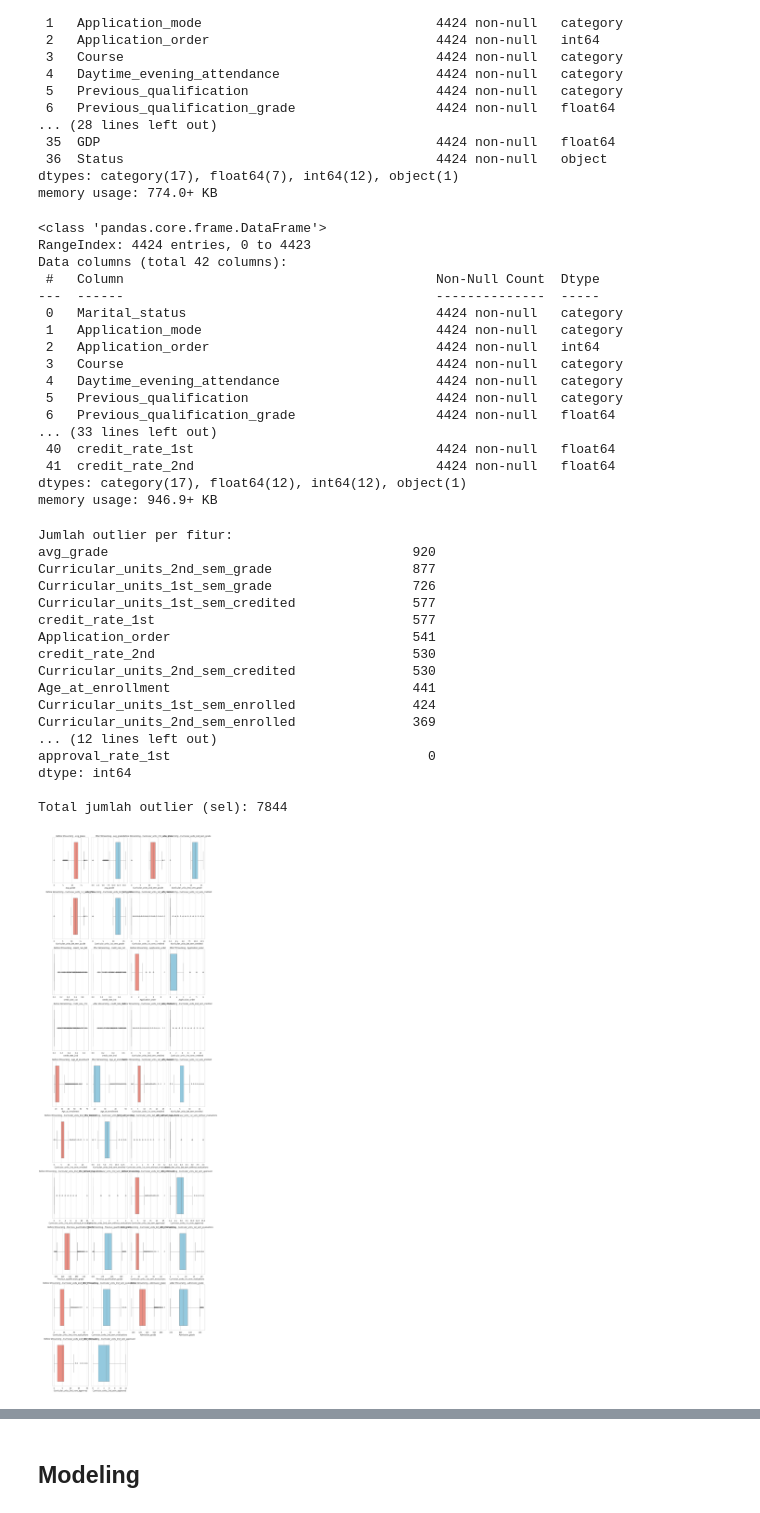
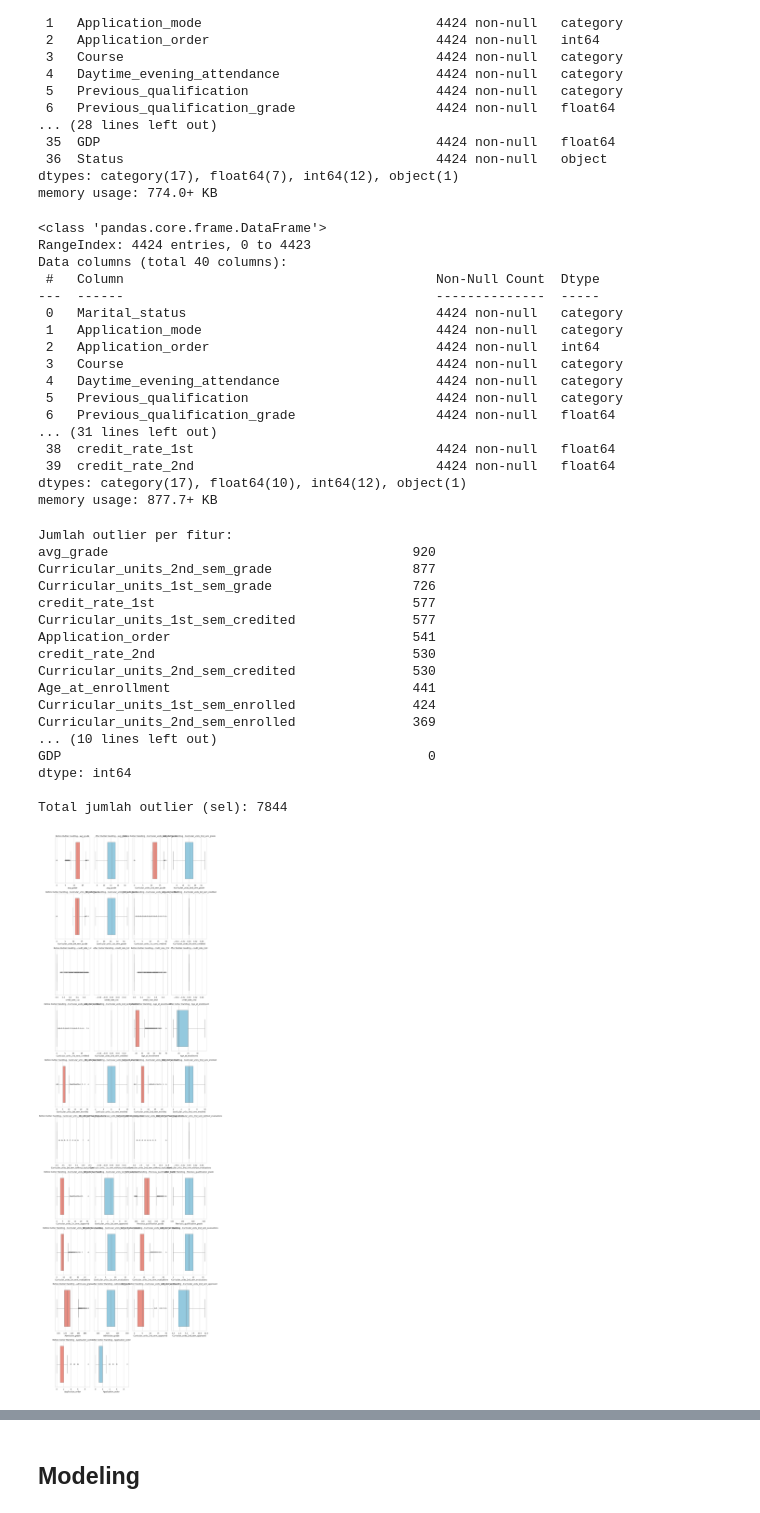
Before and after one commit to nafakhairunnisa/bpds_proyek_akhir, a Jupyter notebook: notebook_akhir.ipynb, the cells around one changed output, grey strips where cells are left out. Drawn from its saved outputs; the diff is of its cells as text; code cells hidden in the pictures.

```diff
--- a/notebook_akhir.ipynb
+++ b/notebook_akhir.ipynb
@@ -688,8 +698,6 @@ gender_map = {1: "Male", 0: "Female"}
 
 # Membuat fitur baru
 preparation_df['avg_grade'] = (preparation_df['Curricular_units_1st_sem_grade'] + preparation_df['Curricular_units_2nd_sem_grade']) / 2
-preparation_df['approval_rate_1st'] = preparation_df['Curricular_units_1st_sem_approved'] / (preparation_df['Curricular_units_1st_sem_enrolled'] + 1)
-preparation_df['approval_rate_2nd'] = preparation_df['Curricular_units_2nd_sem_approved'] / (preparation_df['Curricular_units_2nd_sem_enrolled'] + 1)
 preparation_df['credit_rate_1st'] = preparation_df['Curricular_units_1st_sem_credited'] / (preparation_df['Curricular_units_1st_sem_enrolled'] + 1)
 preparation_df['credit_rate_2nd'] = preparation_df['Curricular_units_2nd_sem_credited'] / (preparation_df['Curricular_units_1st_sem_enrolled'] + 1)
 
@@ -716,7 +724,7 @@ preparation_df.info()
 # %% [output]
 <class 'pandas.core.frame.DataFrame'>
 RangeIndex: 4424 entries, 0 to 4423
-Data columns (total 42 columns):
+Data columns (total 40 columns):
  #   Column                                        Non-Null Count  Dtype
 ---  ------                                        --------------  -----
  0   Marital_status                                4424 non-null   category
@@ -726,11 +734,11 @@ Data columns (total 42 columns):
  4   Daytime_evening_attendance                    4424 non-null   category
  5   Previous_qualification                        4424 non-null   category
  6   Previous_qualification_grade                  4424 non-null   float64
-... (33 lines left out)
- 40  credit_rate_1st                               4424 non-null   float64
- 41  credit_rate_2nd                               4424 non-null   float64
-dtypes: category(17), float64(12), int64(12), object(1)
-memory usage: 946.9+ KB
+... (31 lines left out)
+ 38  credit_rate_1st                               4424 non-null   float64
+ 39  credit_rate_2nd                               4424 non-null   float64
+dtypes: category(17), float64(10), int64(12), object(1)
+memory usage: 877.7+ KB
 # %%
 # Menyimpan dataset ke file csv untuk keperluan dashboard analysis
 preparation_df.to_csv('students_clean.csv', index=False)
@@ -756,22 +764,22 @@ Jumlah outlier per fitur:
 avg_grade                                       920
 Curricular_units_2nd_sem_grade                  877
 Curricular_units_1st_sem_grade                  726
+credit_rate_1st                                 577
 Curricular_units_1st_sem_credited               577
-credit_rate_1st                                 577
 Application_order                               541
 credit_rate_2nd                                 530
 Curricular_units_2nd_sem_credited               530
 Age_at_enrollment                               441
 Curricular_units_1st_sem_enrolled               424
 Curricular_units_2nd_sem_enrolled               369
-... (12 lines left out)
-approval_rate_1st                                 0
+... (10 lines left out)
+GDP                                               0
 dtype: int64
 
 Total jumlah outlier (sel): 7844
 # %%
 # Menyalin dataframe dulu biar bisa dibandingkan
-df_winsor = preparation_df.copy()
+df_cleaned = preparation_df.copy()
 
 # Kolom yang ingin ditangani outliers-nya
 cols_with_outliers = [
@@ -780,45 +788,52 @@ cols_with_outliers = [
     'Curricular_units_1st_sem_grade',
     'Curricular_units_1st_sem_credited',
     'credit_rate_1st',
-    'Application_order',
     'credit_rate_2nd',
     'Curricular_units_2nd_sem_credited',
     'Age_at_enrollment',
     'Curricular_units_1st_sem_enrolled',
     'Curricular_units_2nd_sem_enrolled',
     'Curricular_units_1st_sem_without_evaluations',
     'Curricular_units_2nd_sem_without_evaluations',
     'Curricular_units_1st_sem_approved',
     'Previous_qualification_grade',
     'Curricular_units_1st_sem_evaluations',
     'Curricular_units_2nd_sem_evaluations',
     'Admission_grade',
     'Curricular_units_2nd_sem_approved'
 ]
 
-# Winsorizing (5% bawah dan atas)
+# Tangani application_order (0-9 valid range)
+df_cleaned['Application_order'] = df_cleaned['Application_order'].clip(lower=0, upper=9).astype(int)
+
+# Handling outliers menggunakan metode IQR
 for col in cols_with_outliers:
-    lower = df_winsor[col].quantile(0.01)
-    upper = df_winsor[col].quantile(0.99)
-    df_winsor[col] = df_winsor[col].clip(lower, upper)
+    Q1 = df_cleaned[col].quantile(0.25)
+    Q3 = df_cleaned[col].quantile(0.75)
+    IQR = Q3 - Q1
+    lower_bound = Q1 - 1.5 * IQR
+    upper_bound = Q3 + 1.5 * IQR
+    df_cleaned[col] = df_cleaned[col].clip(lower=lower_bound, upper=upper_bound)
 
-# Mengatur ukuran figure (jumlah baris disesuaikan dengan jumlah kolom)
+# Visualisasi sebelum dan sesudah handling outliers
 n_cols = 2
-n_rows = (len(cols_with_outliers) + 1) // n_cols
+cols_visualize = cols_with_outliers + ['Application_order']
+n_rows = (len(cols_visualize) + 1) // n_cols
+
 plt.figure(figsize=(14, 5 * n_rows))
 
-for i, col in enumerate(cols_with_outliers):
-    # Sebelum Winsorizing
+for i, col in enumerate(cols_visualize):
+    # Sebelum IQR clipping
     plt.subplot(n_rows, n_cols * 2, i * 2 + 1)
     sns.boxplot(x=preparation_df[col], color='salmon')
-    plt.title(f"Before Winsorizing - {col}")
+    plt.title(f"Before Outlier Handling - {col}")
 
-    # Setelah Winsorizing
+    # Setelah IQR clipping
     plt.subplot(n_rows, n_cols * 2, i * 2 + 2)
-    sns.boxplot(x=df_winsor[col], color='skyblue')
-    plt.title(f"After Winsorizing - {col}")
+    sns.boxplot(x=df_cleaned[col], color='skyblue')
+    plt.title(f"After Outlier Handling - {col}")
 
 plt.tight_layout()
 plt.show()
 # %% [output]
-[figure, old version]
+[figure, new version]
```
Also changed, not shown: parts of 34 cells of this notebook, 8 other files.
